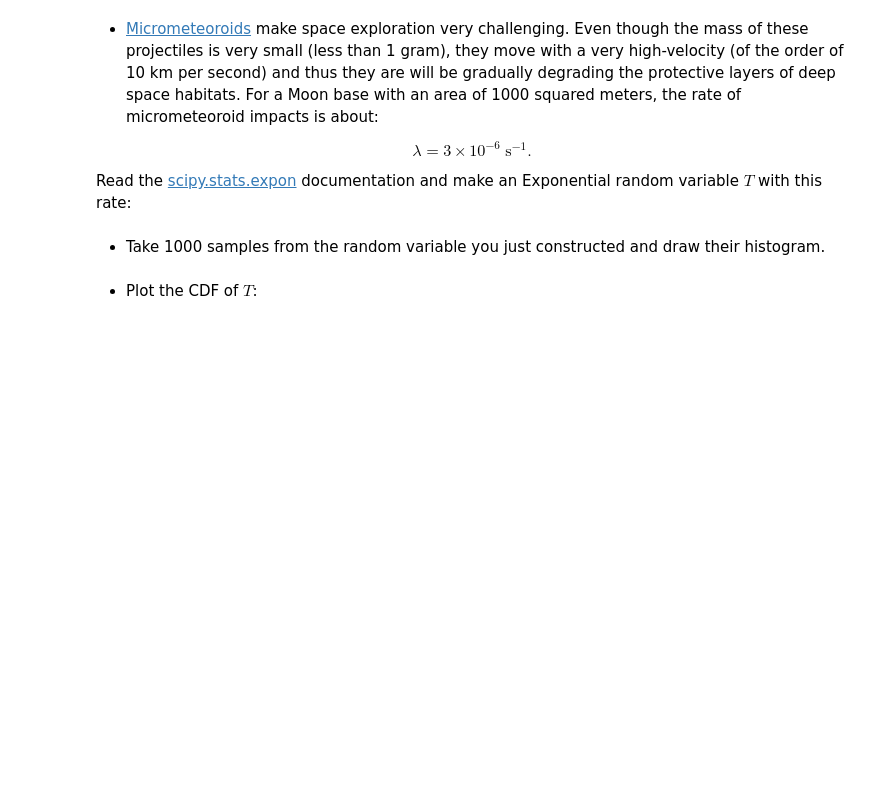
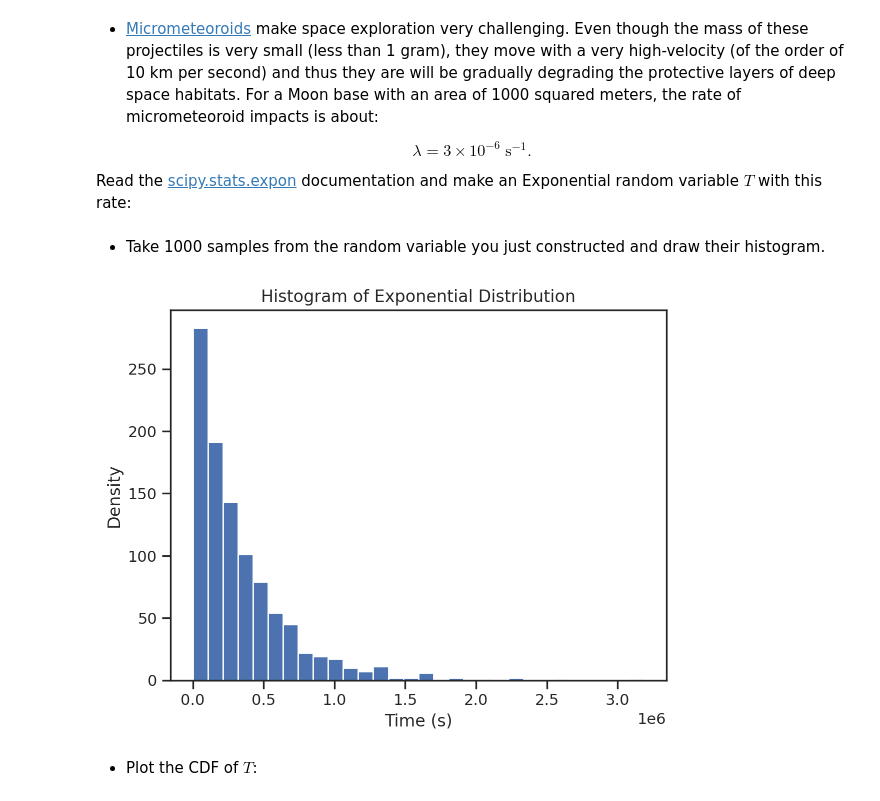
Before and after one commit to naray130/ME-239-HW, a Jupyter notebook: lecture10/homework_10.ipynb, the cells around one changed output. Drawn from its saved outputs; the diff is of its cells as text; code cells hidden in the pictures; blank space fills up the shorter version.

```diff
--- a/lecture10/homework_10.ipynb
+++ b/lecture10/homework_10.ipynb
@@ -135,7 +147,7 @@ Read the [scipy.stats.expon](https://docs.scipy.org/doc/scipy/reference/generate
 # You cannot use lambda because it is a reserved word.
 # Call the rate lam instead:
 lam = 3e-6 # in inverse seconds
-T = st.expon(scale= # PICK THE RIGHT VALUE HERE
+T = st.expon(scale= 1/lam # PICK THE RIGHT VALUE HERE
              )
 # %% [markdown]
 + Take 1000 samples from the random variable you just constructed and draw their histogram.
@@ -144,2 +154,13 @@ T = st.expon(scale= # PICK THE RIGHT VALUE HERE
+# %%
+# Your code here
+samples = T.rvs(size=1000)
+
+plt.hist(samples, bins=30)
+plt.xlabel('Time (s)')
+plt.ylabel('Density')
+plt.title('Histogram of Exponential Distribution')
+plt.show()
+# %% [output]
+[figure, added]
 # %% [markdown]
 + Plot the CDF of $T$:
```
Also changed, not shown: parts of 13 cells of this notebook.
